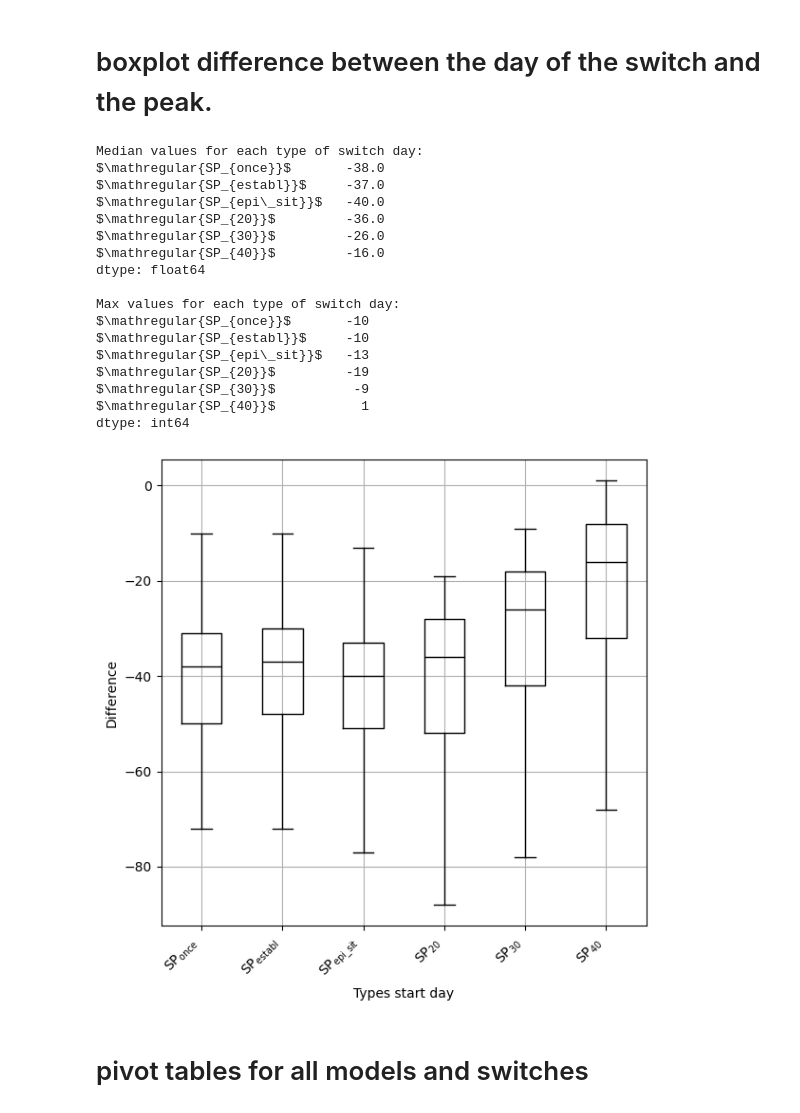
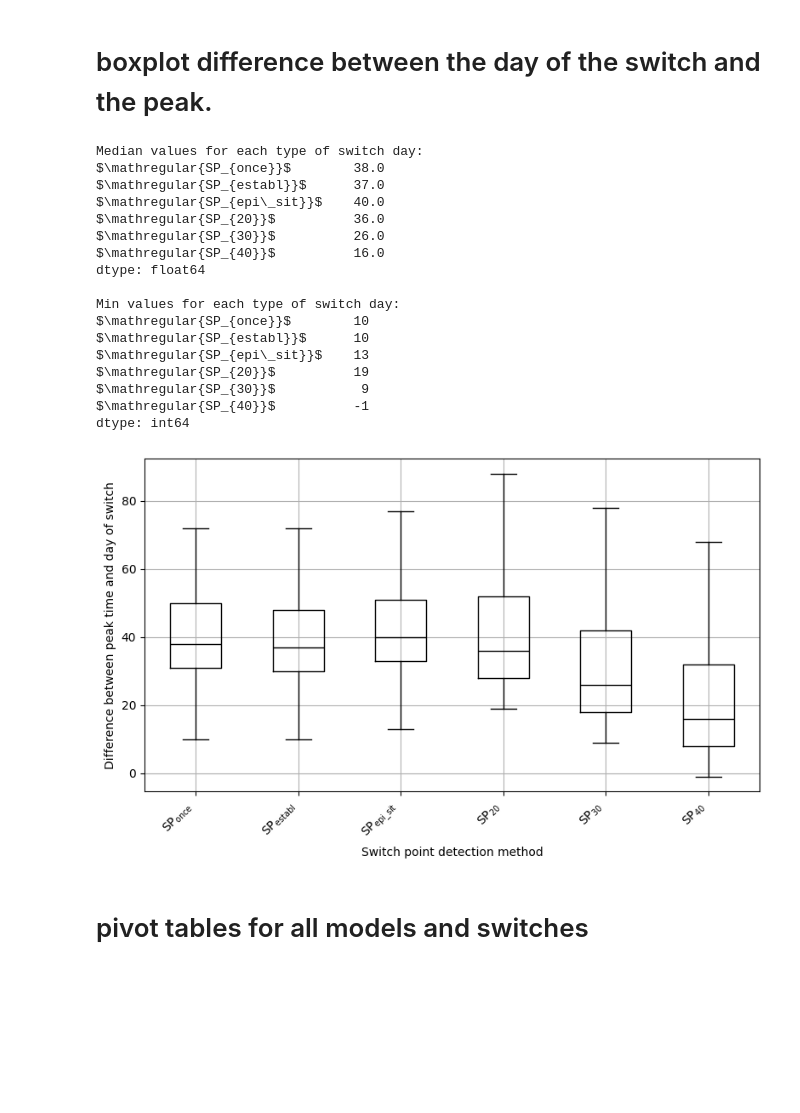
Before and after one commit to vnleonenko/Network_hybrid, a Jupyter notebook: plot_methods.ipynb, the cells around one changed output. Saved outputs shown, nothing was run; the diff lists cells and outputs as text; code cells hidden in the pictures; blank space fills up the shorter version.

Commit message:
changing the graph parameters

```diff
--- a/plot_methods.ipynb
+++ b/plot_methods.ipynb
@@ -1658,56 +1658,56 @@ for type_start_day, title_start_day in zip(types_start_day, titles_start_day1):
     # loading data from CSV
     df = pd.read_csv(f'results/type_start_day = {type_start_day}/last_value_results.csv')
     # add data to DataFrame with the column name as the method
-    difference_df[f"{title_start_day}"] = df[f'{type_start_day}'] - df[f'actual_peak_day']
+    difference_df[f"{title_start_day}"] = df[f'actual_peak_day'] - df[f'{type_start_day}']
 for day, title_start_day in zip(days, titles_start_day2):
     # loading data from CSV
     df = pd.read_csv(f'results/start_day = {day}/last_value_results.csv')
     # add data to DataFrame with the column name as the method
-    difference_df[f"{title_start_day}"] = df[f'{day}'] - df[f'actual_peak_day']
+    difference_df[f"{title_start_day}"] = df[f'actual_peak_day'] - df[f'{day}']
 
 # creating a boxplot
-fig, ax = plt.subplots(1,1,figsize=(6,6))
+fig, ax = plt.subplots(1,1,figsize=(8,5))
 box = ax.boxplot(difference_df, showfliers=False, medianprops=dict(color='black'),
                   widths=0.5)
 
 #ax.set_title(f'Difference between the day of the switch and the peak')
-ax.set_xlabel('Types start day')
-ax.set_ylabel('Difference')
+ax.set_xlabel('Switch point detection method')
+ax.set_ylabel('Difference between peak time and day of switch')
 ax.set_xticks(ticks=np.arange(1, difference_df.shape[1]+1),
         labels=difference_df.columns, rotation=45, ha='right')
 ax.grid()
 
 plt.tight_layout()
 plt.savefig(f'results/diffenerce_switch_peak.pdf',
            format='pdf', dpi=300, bbox_inches='tight')
 
 median_values = difference_df.median()
-min_values = difference_df.max()
+min_values = difference_df.min()
 
 print("Median values for each type of switch day:")
 print(median_values)
 
-print("\nMax values for each type of switch day:")
+print("\nMin values for each type of switch day:")
 print(min_values)
 # %% [output]
 Median values for each type of switch day:
-$\mathregular{SP_{once}}$       -38.0
-$\mathregular{SP_{establ}}$     -37.0
-$\mathregular{SP_{epi\_sit}}$   -40.0
-$\mathregular{SP_{20}}$         -36.0
-$\mathregular{SP_{30}}$         -26.0
-$\mathregular{SP_{40}}$         -16.0
+$\mathregular{SP_{once}}$        38.0
+$\mathregular{SP_{establ}}$      37.0
+$\mathregular{SP_{epi\_sit}}$    40.0
+$\mathregular{SP_{20}}$          36.0
+$\mathregular{SP_{30}}$          26.0
+$\mathregular{SP_{40}}$          16.0
 dtype: float64
 
-Max values for each type of switch day:
-$\mathregular{SP_{once}}$       -10
-$\mathregular{SP_{establ}}$     -10
-$\mathregular{SP_{epi\_sit}}$   -13
-$\mathregular{SP_{20}}$         -19
-$\mathregular{SP_{30}}$          -9
-$\mathregular{SP_{40}}$           1
+Min values for each type of switch day:
+$\mathregular{SP_{once}}$        10
+$\mathregular{SP_{establ}}$      10
+$\mathregular{SP_{epi\_sit}}$    13
+$\mathregular{SP_{20}}$          19
+$\mathregular{SP_{30}}$           9
+$\mathregular{SP_{40}}$          -1
 dtype: int64
-[figure, old version]
+[figure, new version]
 # %% [markdown]
 # pivot tables for all models and switches
 # %%
```
Also changed, not shown: 1 other file.
